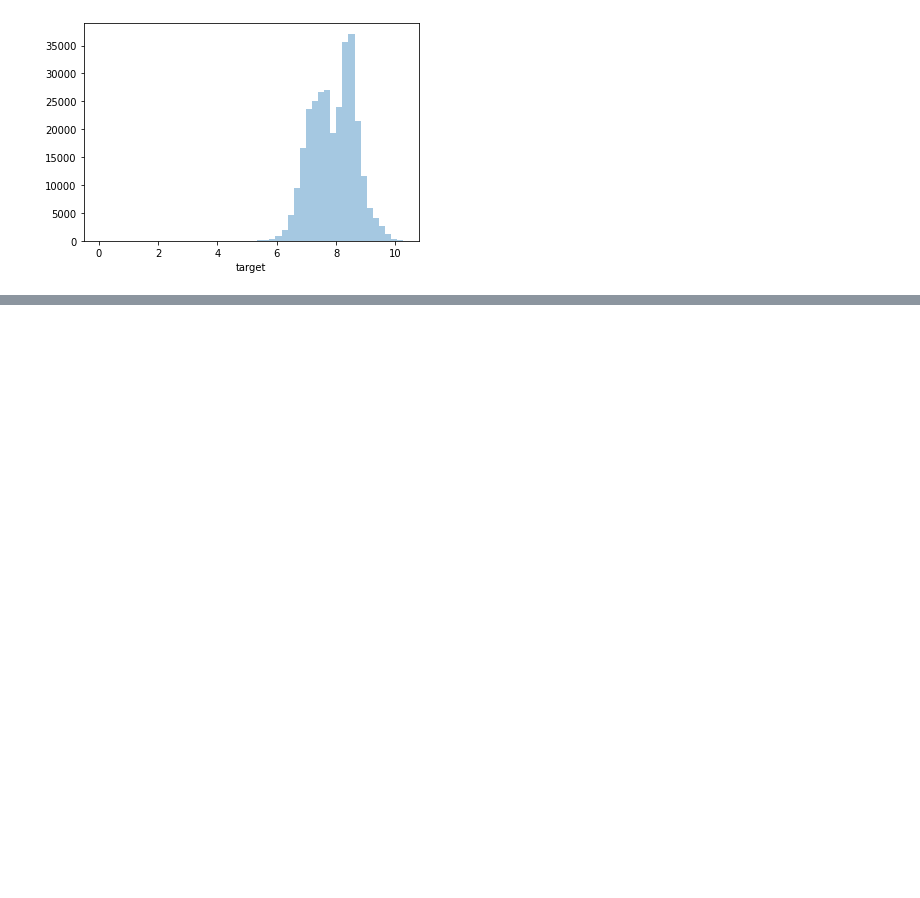
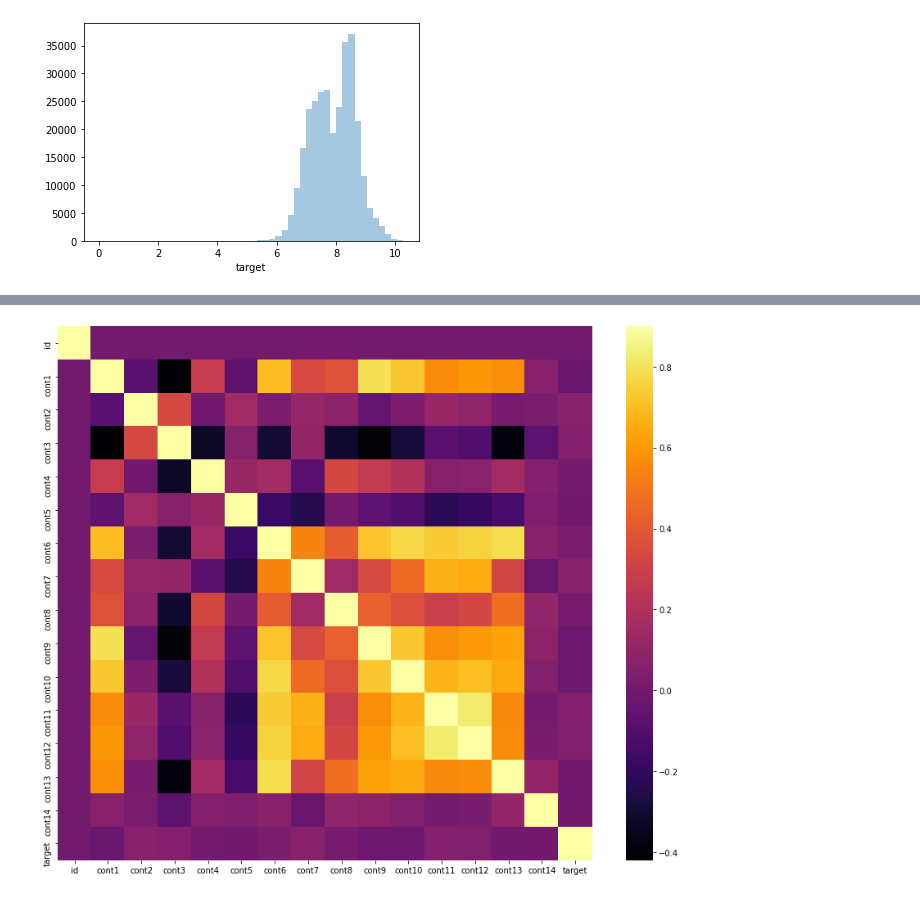
Before and after one commit to akiabe/kaggle_tabular-playground-Jan2021, a Jupyter notebook: notebooks/EDA_and_Modeling.ipynb, the cells around one changed output, grey strips where cells are left out. Cells and saved outputs as stored; diff of their text form; code cells hidden in the pictures; blank space fills up the shorter version.

```diff
--- a/notebooks/EDA_and_Modeling.ipynb
+++ b/notebooks/EDA_and_Modeling.ipynb
@@ -52,0 +50,3 @@ for feat in features:
+# %%
+corr = train.corr()
+corr
@@ -52,0 +71,5 @@ for feat in features:
+# %%
+plt.subplots(figsize=(15,12))
+sns.heatmap(corr, vmax=0.9, cmap="inferno", square=True);
+# %% [output]
+[figure, added]
```
Also changed, not shown: parts of 13 cells of this notebook.
